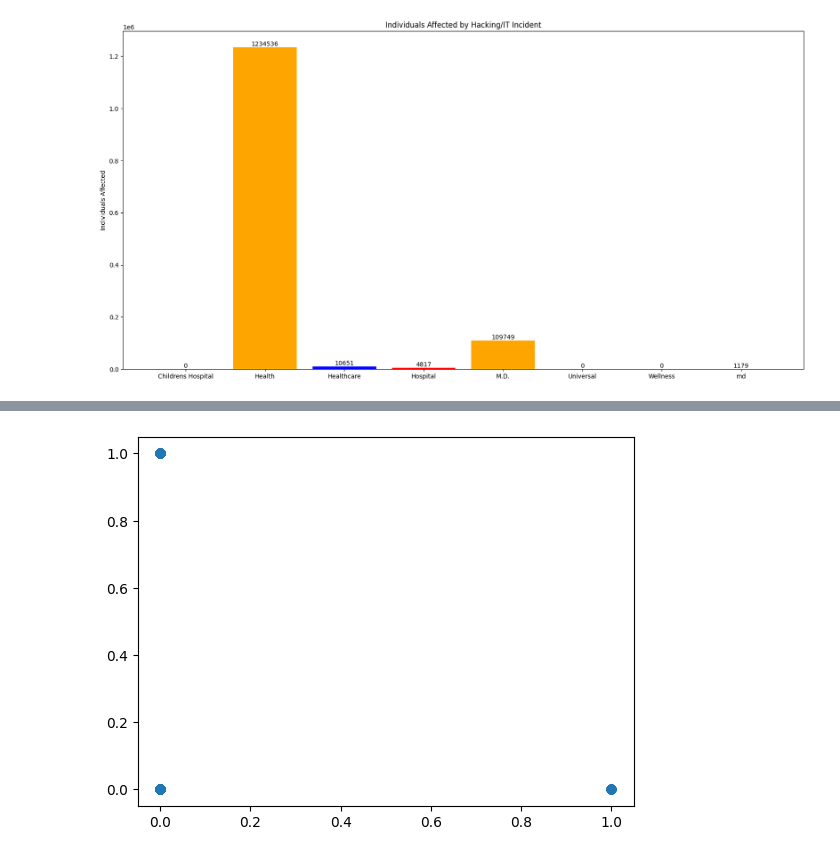
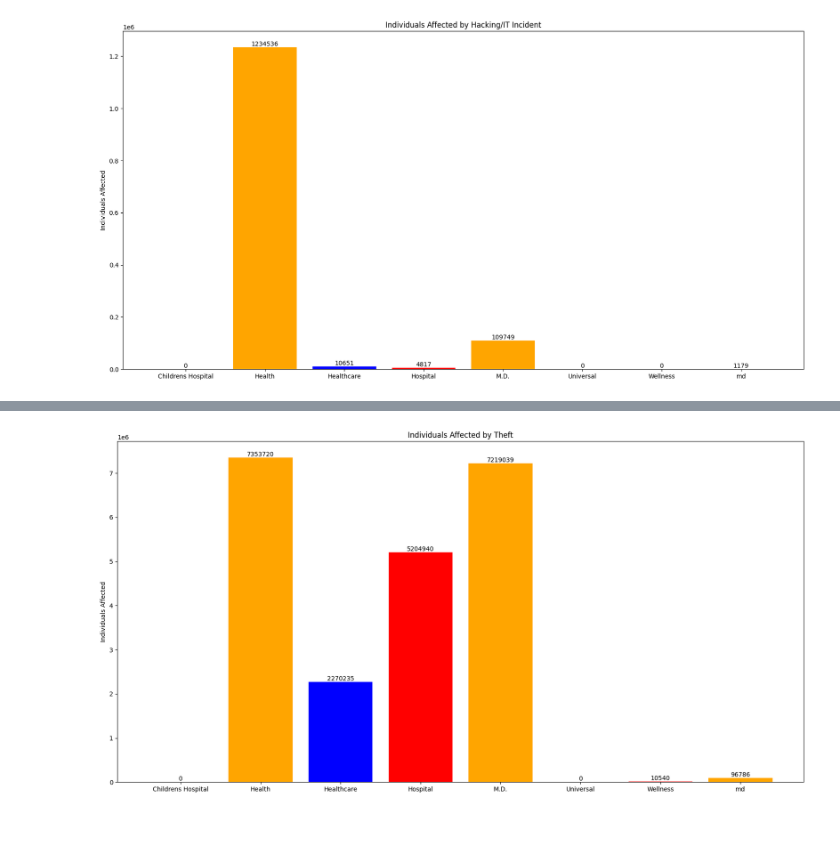
Before and after one commit to JacquelineGomez06/Cyber_Capstone, a Jupyter notebook: eda.ipynb, the cells around one changed output, grey strips where cells are left out. Drawn from its saved outputs; the diff is of its cells as text; code cells hidden in the pictures; blank space fills up the shorter version.

```diff
--- a/eda.ipynb
+++ b/eda.ipynb
@@ -555,8 +333,54 @@ plt.show()
-# %%
-# This plot is to mean to convey how the data in the columns is spread too thin
-
-plt.scatter(Type_df['Type_of_Breach_Hacking/IT Incident'], Type_df['Type_of_Breach_Unauthorized Access/Disclosure'])
-
-plt.show()
-# %% [output]
-[figure, removed]
+# %%
+# Define the categories
+
+categories = ['Healthcare', 'Hospital', 'M.D.', 'md', 'Wellness', 'Health', 'Universal', 'Childrens Hospital']
+
+
+# Use dictionary comprehension to create the dataframes
+
+dfs = {category: df_encoded[(df_encoded['Type_of_Breach_Theft'] == 1) & (keyword_df[category] == 1)]
+       for category in categories}
+
+
+# Use dictionary comprehension to calculate the sum for 'Individuals_Affected' in each dataframe
+
+total_affected = {key: df['Individuals_Affected'].sum() for key, df in dfs.items()}
+
+
+# Sort the categories and corresponding values for plotting
+
+categories = sorted(total_affected.keys())
+values = [total_affected[category] for category in categories]
+
+colors = ['red', 'orange', 'blue', 'red', 'orange', 'blue', 'red', 'orange']
+
+
+# Set the figure size
+
+plt.figure(figsize = (20, 10))
+
+
+# Create a bar plot with labels
+
+for i, (category, value, color) in enumerate(zip(categories, values, colors)):
+    plt.bar([category], [value], color = color)
+    plt.text(category, value, str(value), ha = 'center', va = 'bottom')
+
+
+# Set the x-axis label
+
+plt.xlabel('')
+
+# Set the y-axis label
+
+plt.ylabel('Individuals Affected')
+
+# Set the title
+
+plt.title('Individuals Affected by Theft')
+
+# Display the plot
+
+plt.show()
+# %% [output]
+[figure, added]
```
Also changed, not shown: parts of 22 cells of this notebook.
